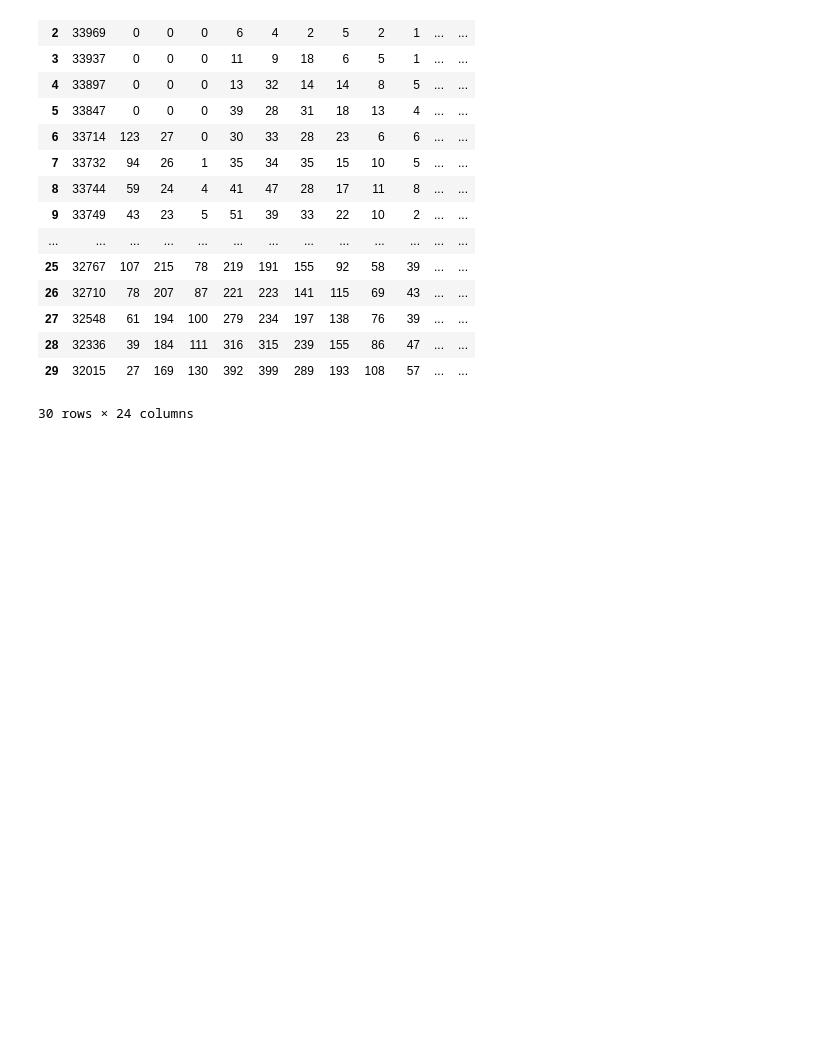
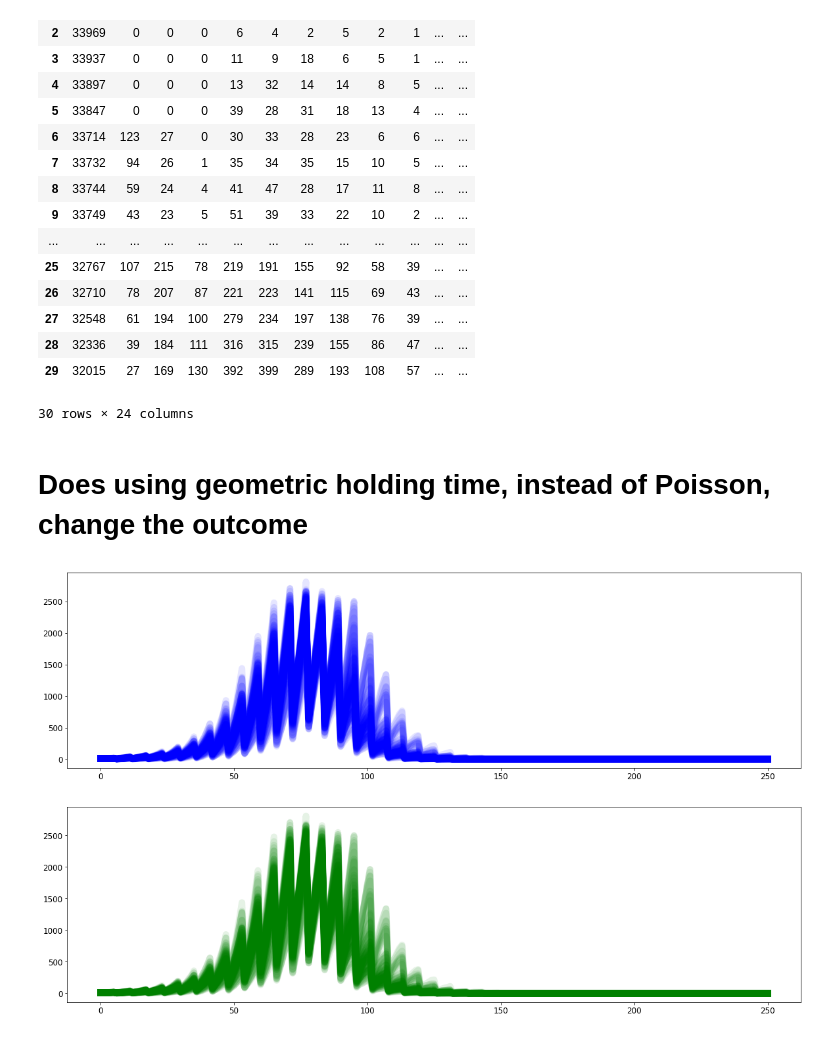
Before and after one commit to peter-i-frazier/group-testing, a Jupyter notebook: notebooks/simulations_v2_exposed_holding_time_conundrum.ipynb, the cells around one changed output. Saved outputs shown, nothing was run; the diff lists cells and outputs as text; code cells hidden in the pictures; blank space fills up the shorter version.

Commit message:
update simulationsv2 code

```diff
--- a/notebooks/simulations_v2_exposed_holding_time_conundrum.ipynb
+++ b/notebooks/simulations_v2_exposed_holding_time_conundrum.ipynb
@@ -168,3 +168,27 @@ trajectory_df.head(n=30)
 | 28 | 32336 | 39 | 184 | 111 | 316 | 315 | 239 | 155 | 86 | 47 | ... | ... |
 | 29 | 32015 | 27 | 169 | 130 | 392 | 399 | 289 | 193 | 108 | 57 | ... | ... |
 30 rows × 24 columns
+# %% [markdown]
+# Does using geometric holding time, instead of Poisson, change the outcome
+# %%
+from scipy.stats import geom
+def E_dist_geom(max_time, mean_time):
+    pmf = list()
+    for i in range(1, max_time):
+        pmf.append(geom.pmf(i, 1/mean_time))
+    pmf.append(1-np.sum(pmf))
+    return np.array(pmf)
+
+holding_time_3_geom = E_dist_geom(8, 3)
+# %%
+params_bucket_E_3_geom = params_bucket_E_3.copy()
+params_bucket_E_3_geom['exposed_time_function'] = lambda n: np.random.multinomial(n, holding_time_3_geom)
+
+sim_bucket_E_3_geom = StochasticSimulation(params_bucket_E_3_geom)
+dfs_bucket_E_3_geom = []
+for _ in range(100):
+    dfs_bucket_E_3_geom.append(sim_bucket_E_3_geom.run_new_trajectory(250))
+# %%
+plot_sims(dfs_bucket_E_3_geom, dfs_bucket_E_3_geom, params)
+# %% [output]
+[figure, added]
```
Also changed, not shown: parts of 3 cells of this notebook, 2 other files.
